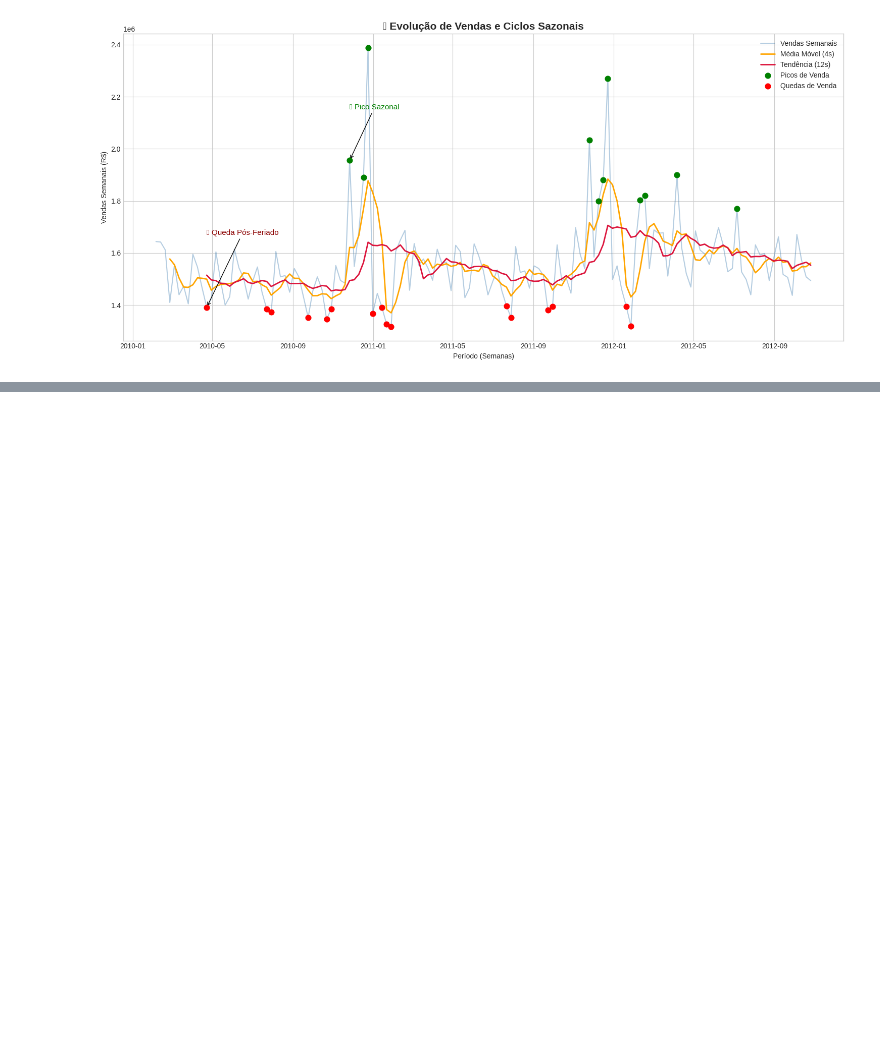
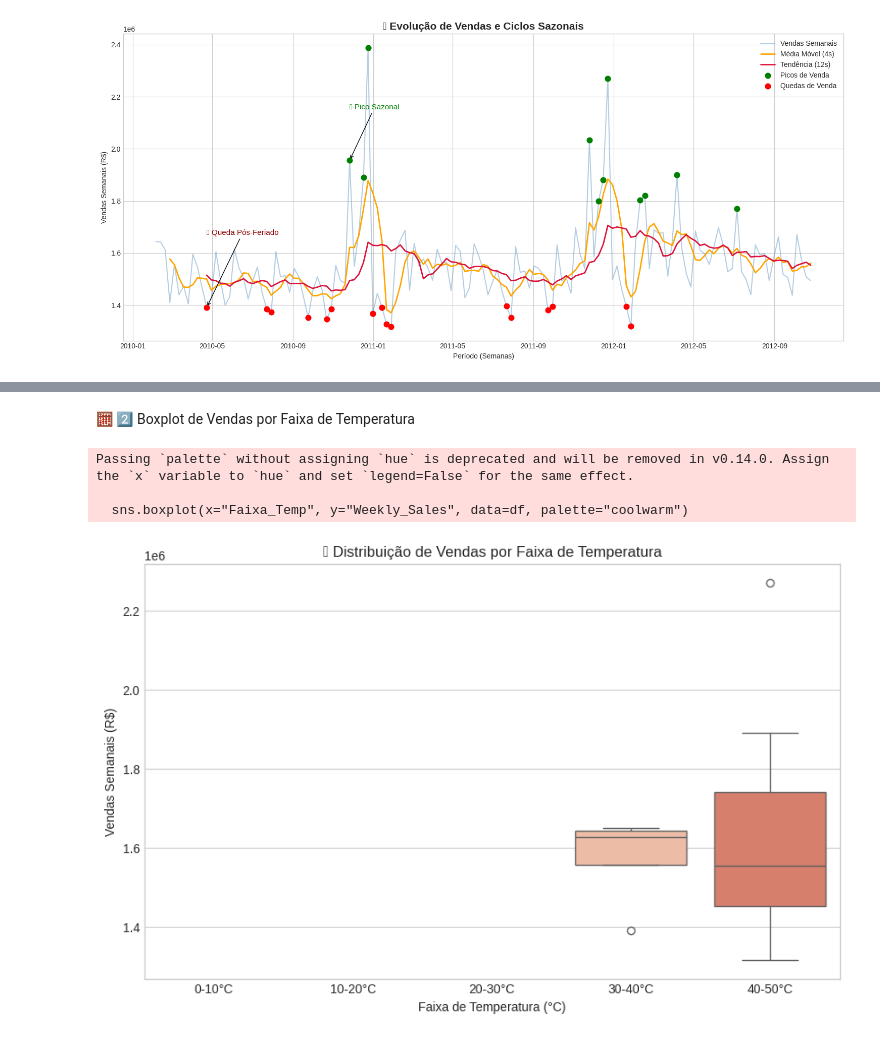
Before and after one commit to regis-zang/melhores_insights_ml, a Jupyter notebook: notebooks/eda_diagnostica.ipynb, the cells around one changed output, grey strips where cells are left out. Drawn from its saved outputs; the diff is of its cells as text; code cells hidden in the pictures; blank space fills up the shorter version.

```diff
--- a/notebooks/eda_diagnostica.ipynb
+++ b/notebooks/eda_diagnostica.ipynb
@@ -143,0 +182,17 @@ plt.show()
+# %% [markdown]
+🧮 2️⃣ Boxplot de Vendas por Faixa de Temperatura
+# %%
+df["Faixa_Temp"] = pd.cut(df["Temperature"], bins=[0, 10, 20, 30, 40, 50],
+                          labels=["0-10°C", "10-20°C", "20-30°C", "30-40°C", "40-50°C"])
+
+plt.figure(figsize=(10,6))
+sns.boxplot(x="Faixa_Temp", y="Weekly_Sales", data=df, palette="coolwarm")
+plt.title("📦 Distribuição de Vendas por Faixa de Temperatura")
+plt.xlabel("Faixa de Temperatura (°C)")
+plt.ylabel("Vendas Semanais (R$)")
+plt.show()
+# %% [output]
+Passing `palette` without assigning `hue` is deprecated and will be removed in v0.14.0. Assign the `x` variable to `hue` and set `legend=False` for the same effect.
+
+  sns.boxplot(x="Faixa_Temp", y="Weekly_Sales", data=df, palette="coolwarm")
+[figure, added]
```
Also changed, not shown: parts of 4 cells of this notebook.
